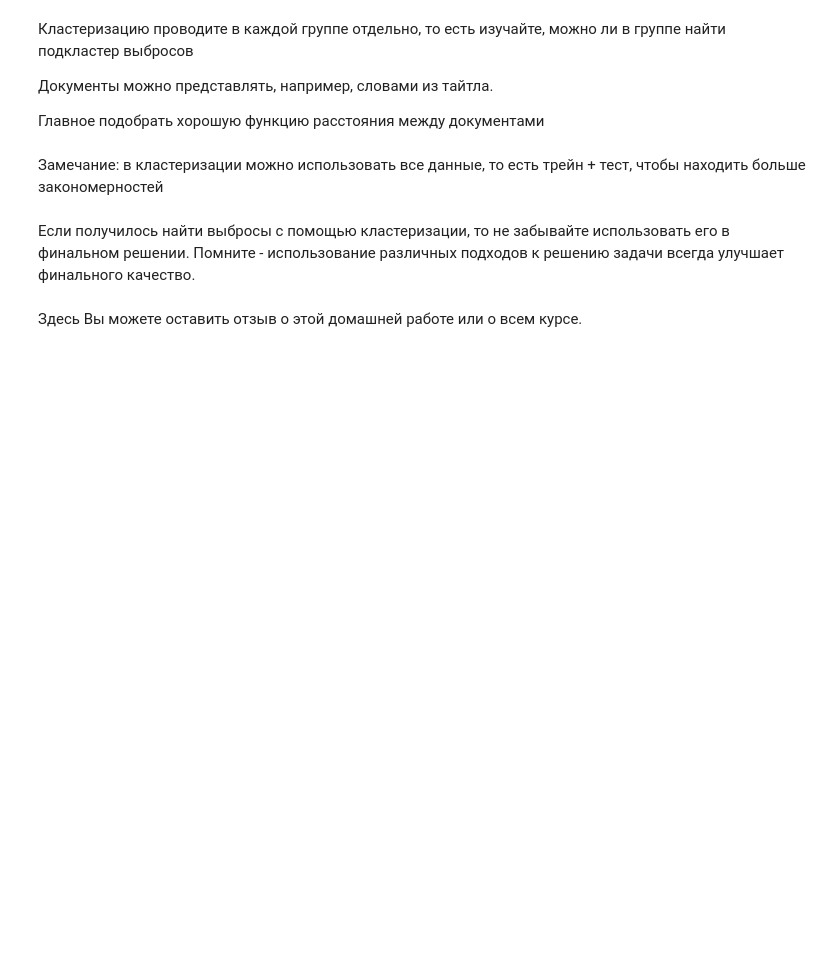
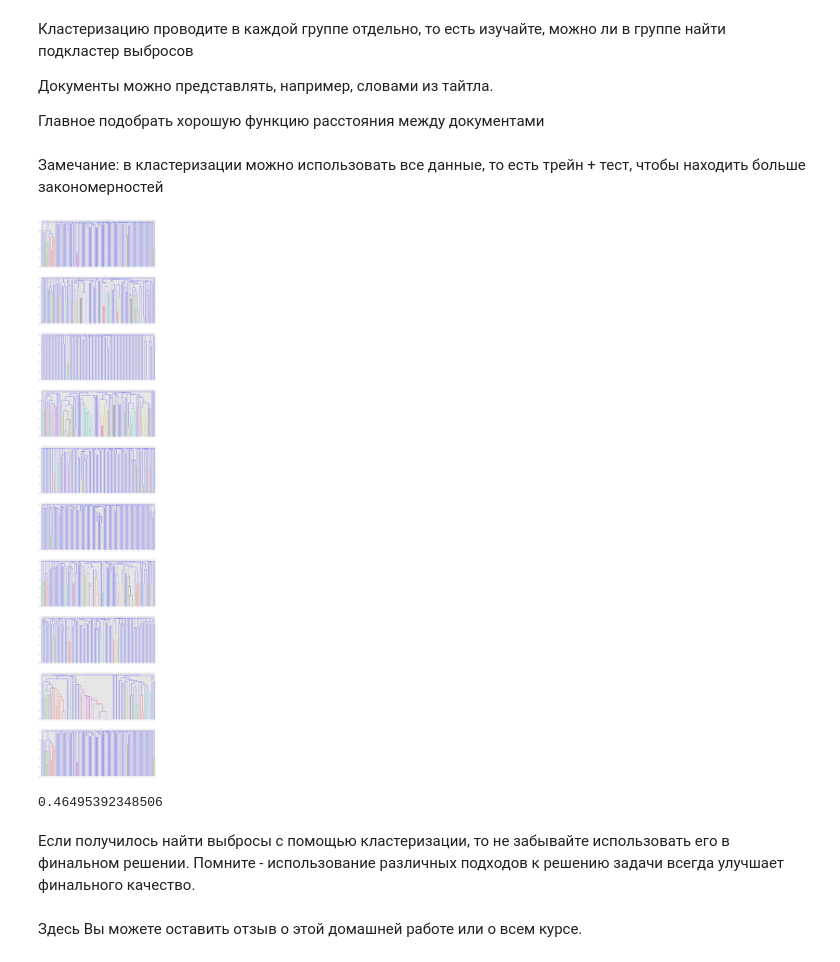
Before and after one commit to LevKats/ml1.sphere, a Jupyter notebook: 2019-09/hw4/kats_hw4.ipynb, the cells around one changed output. Drawn from its saved outputs; the diff is of its cells as text; code cells hidden in the pictures; blank space fills up the shorter version.

```diff
--- a/2019-09/hw4/kats_hw4.ipynb
+++ b/2019-09/hw4/kats_hw4.ipynb
@@ -327,0 +403,20 @@ for i in range(len(train_data)):
+# %%
+df_titles = pd.read_csv("docs_titles.tsv", sep='\t')
+# %%
+vectorizer = TfidfVectorizer(ngram_range=(1, 3)).fit(df_titles.title.fillna(""))
+# %%
+np.random.seed(239)
+indices = np.random.choice(list(traingroups_titledata.keys()), 10)
+pl.figure(figsize=(20, 100))
+for i, ind in enumerate(indices):
+    plt.subplot(10, 1, i + 1)
+    titles = [t[1] for t in traingroups_titledata[ind]]
+    target = [t[2] for t in traingroups_titledata[ind]]
+    X = vectorizer.transform(titles)
+
+    cluster = Clustering(metric='cosine', n_clusters=15, linkage="complete")
+    pred = cluster.fit_predict(X, np.array(target))
+    #print(smt.adjusted_rand_score(target, pred))
+    cluster.plot_dendrogram()
+# %% [output]
+[figure, added]
@@ -328,3 +443,7 @@ for i in range(len(train_data)):
+# %%
+f1_score(full_target, predictions)
+# %% [output]
+0.46495392348506
 # %% [markdown]
 Если получилось найти выбросы с помощью кластеризации, то не забывайте использовать его в финальном решении. Помните - использование различных подходов к решению задачи всегда улучшает финального качество.
 # %% [markdown]
```
Also changed, not shown: parts of 12 cells of this notebook, 3 other files.
